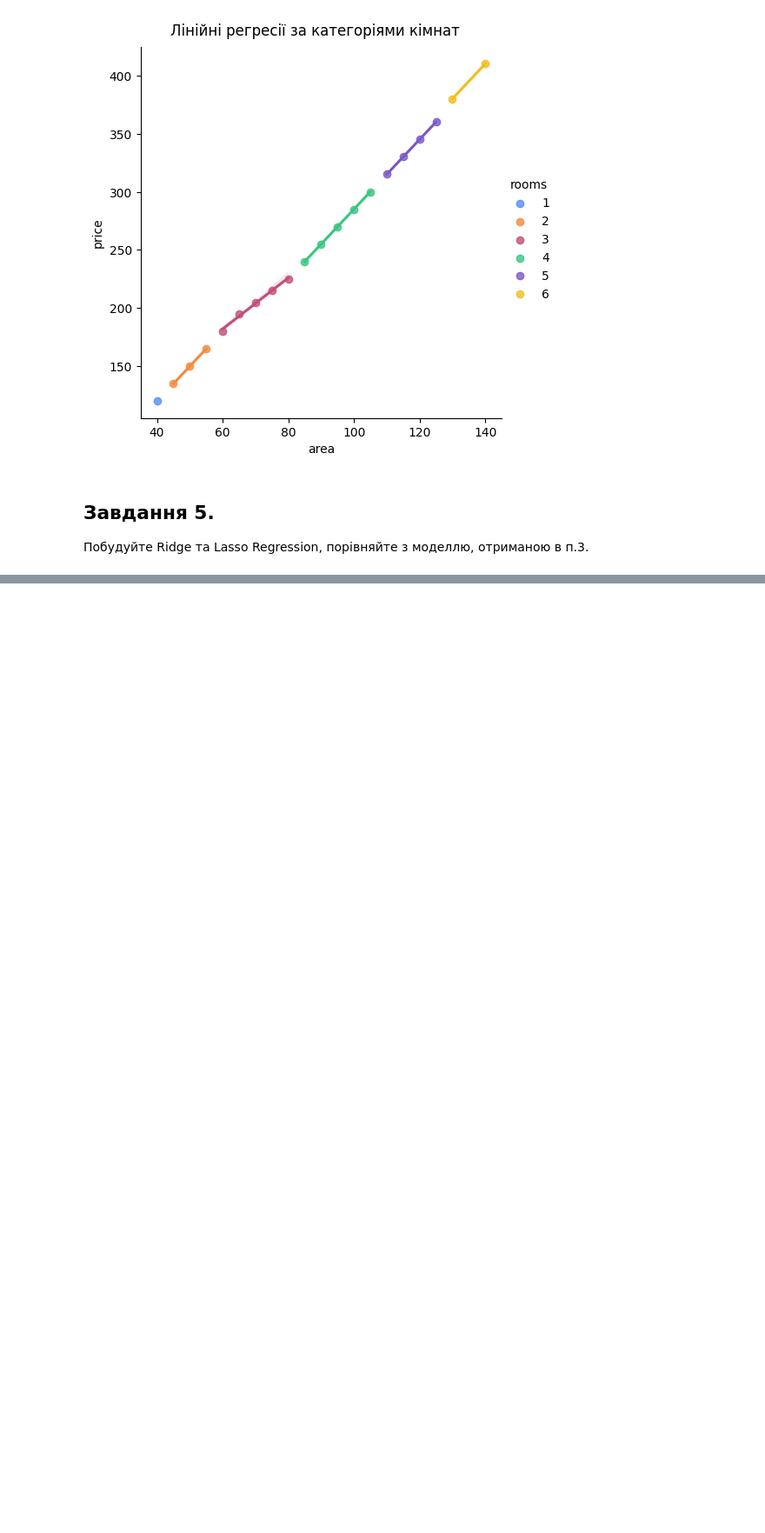
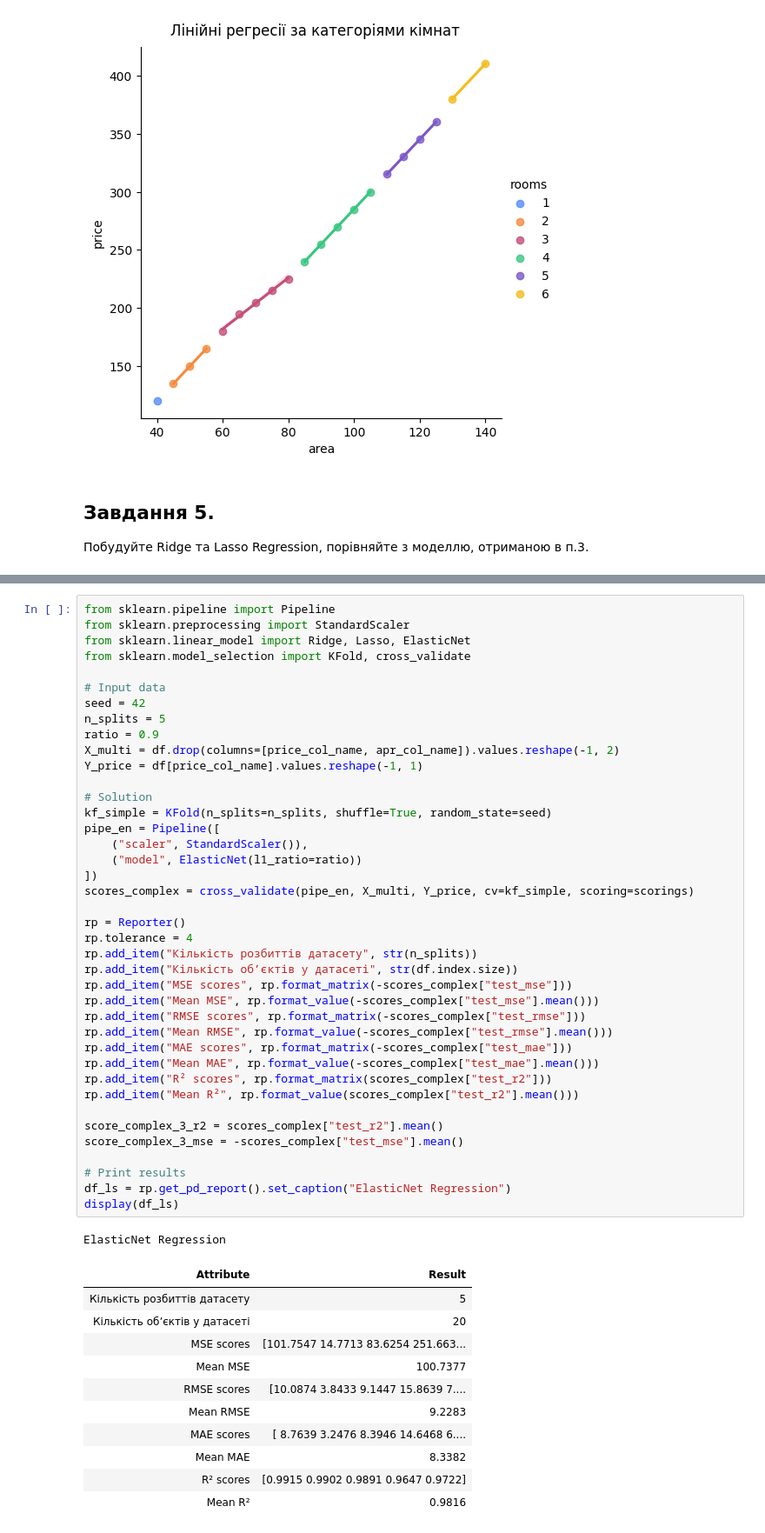
Before and after one commit to BogdanPinchuk/DataScience-PBY_HW10, a Jupyter notebook: Bohdan_Pinchuk_DS_HW10.ipynb, the cells around one changed output, grey strips where cells are left out. Shown at 87% size. Saved outputs shown, nothing was run; the diff lists cells and outputs as text; blank space fills up the shorter version.

```diff
--- a/Bohdan_Pinchuk_DS_HW10.ipynb
+++ b/Bohdan_Pinchuk_DS_HW10.ipynb
@@ -805,0 +916,53 @@ plt.show()
+# %%
+from sklearn.pipeline import Pipeline
+from sklearn.preprocessing import StandardScaler
+from sklearn.linear_model import Ridge, Lasso, ElasticNet
+from sklearn.model_selection import KFold, cross_validate
+
+# Input data
+seed = 42
+n_splits = 5
+ratio = 0.9
+X_multi = df.drop(columns=[price_col_name, apr_col_name]).values.reshape(-1, 2)
+Y_price = df[price_col_name].values.reshape(-1, 1)
+
+# Solution
+kf_simple = KFold(n_splits=n_splits, shuffle=True, random_state=seed)
+pipe_en = Pipeline([
+    ("scaler", StandardScaler()),
+    ("model", ElasticNet(l1_ratio=ratio))
+])
+scores_complex = cross_validate(pipe_en, X_multi, Y_price, cv=kf_simple, scoring=scorings)
+
+rp = Reporter()
+rp.tolerance = 4
+rp.add_item("Кількість розбиттів датасету", str(n_splits))
+rp.add_item("Кількість обʼєктів у датасеті", str(df.index.size))
+rp.add_item("MSE scores", rp.format_matrix(-scores_complex["test_mse"]))
+rp.add_item("Mean MSE", rp.format_value(-scores_complex["test_mse"].mean()))
+rp.add_item("RMSE scores", rp.format_matrix(-scores_complex["test_rmse"]))
+rp.add_item("Mean RMSE", rp.format_value(-scores_complex["test_rmse"].mean()))
+rp.add_item("MAE scores", rp.format_matrix(-scores_complex["test_mae"]))
+rp.add_item("Mean MAE", rp.format_value(-scores_complex["test_mae"].mean()))
+rp.add_item("R² scores", rp.format_matrix(scores_complex["test_r2"]))
+rp.add_item("Mean R²", rp.format_value(scores_complex["test_r2"].mean()))
+
+score_complex_3_r2 = scores_complex["test_r2"].mean()
+score_complex_3_mse = -scores_complex["test_mse"].mean()
+
+# Print results
+df_ls = rp.get_pd_report().set_caption("ElasticNet Regression")
+display(df_ls)
+# %% [output]
+ElasticNet Regression
+| Attribute | Result |
+| Кількість розбиттів датасету | 5 |
+| Кількість обʼєктів у датасеті | 20 |
+| MSE scores | [101.7547 14.7713 83.6254 251.663... |
+| Mean MSE | 100.7377 |
+| RMSE scores | [10.0874 3.8433 9.1447 15.8639 7.... |
+| Mean RMSE | 9.2283 |
+| MAE scores | [ 8.7639 3.2476 8.3946 14.6468 6.... |
+| Mean MAE | 8.3382 |
+| R² scores | [0.9915 0.9902 0.9891 0.9647 0.9722] |
+| Mean R² | 0.9816 |
```
Also changed, not shown: parts of 10 cells of this notebook.
